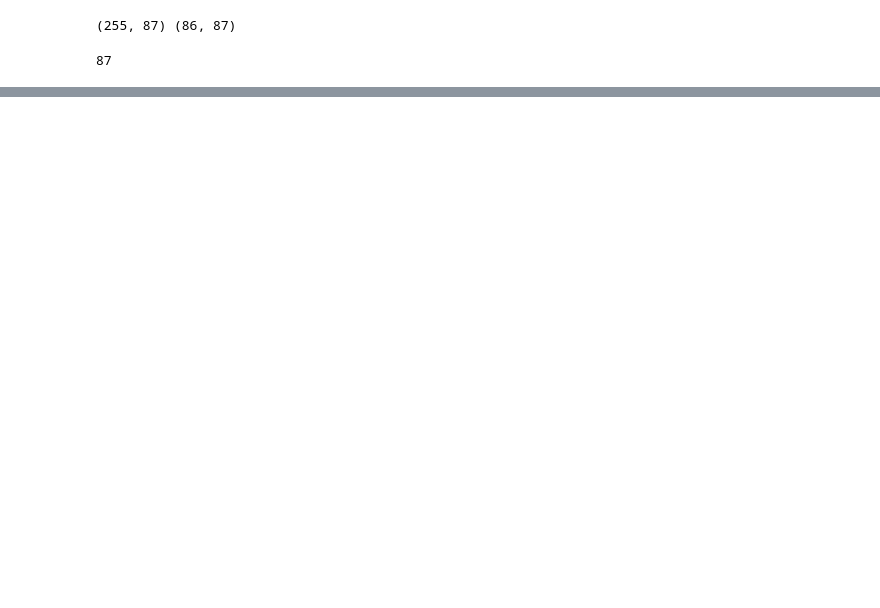
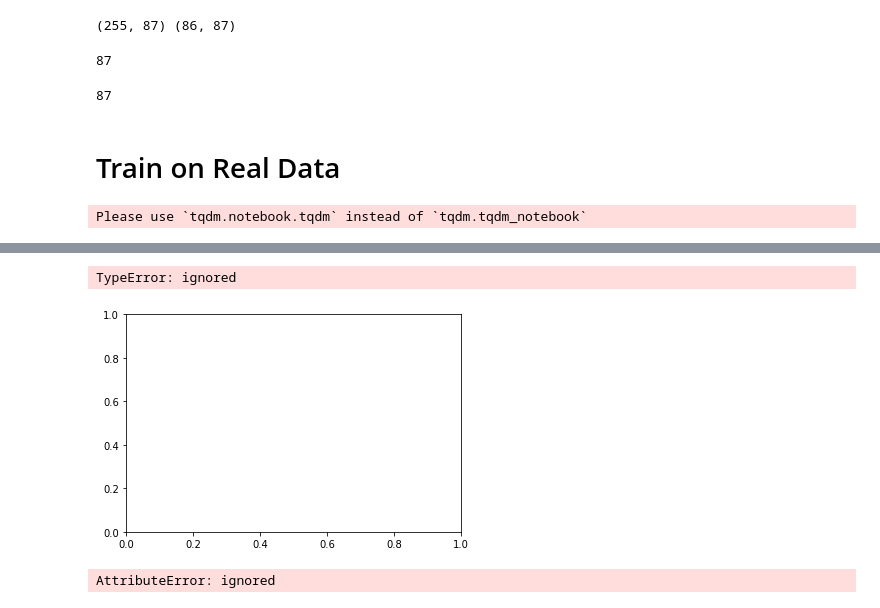
Before and after one commit to sagar9926/ImportantConcepts-, a Jupyter notebook: Python/Sigmoid_Neuron.ipynb, the cells around one changed output, grey strips where cells are left out. Drawn from its saved outputs; the diff is of its cells as text; code cells hidden in the pictures; blank space fills up the shorter version.

```diff
--- a/Python/Sigmoid_Neuron.ipynb
+++ b/Python/Sigmoid_Neuron.ipynb
@@ -420,3 +463,15 @@ scaled_threshold = list(minmax_scaler.transform(np.array([threshold]).reshape(1,
 Y_binarised_train = (Y_scaled_train > scaled_threshold).astype("int").ravel()
 
 Y_binarised_test = (Y_scaled_test > scaled_threshold).astype("int").ravel()
+# %%
+len(X_scaled_train[0])
+# %% [output]
+87
+# %% [markdown]
+# Train on Real Data
+# %%
+sn = SigmoidNeuron()
+# %%
+sn.fit(X_scaled_train, Y_scaled_train, epochs=1000, learning_rate=0.01,display_loss=True)
+# %% [output]
+Please use `tqdm.notebook.tqdm` instead of `tqdm.tqdm_notebook`
@@ -422,0 +479,15 @@ Y_binarised_test = (Y_scaled_test > scaled_threshold).astype("int").ravel()
+TypeError: ignored
+[figure, added]
+# %%
+Y_pred_train = sn.predict(X_scaled_train)
+Y_pred_test = sn.predict(X_scaled_test)
+
+Y_pred_binarised_train = (Y_pred_train > scaled_threshold).astype("int").ravel()
+Y_pred_binarised_test = (Y_pred_test > scaled_threshold).astype("int").ravel()
+
+accuracy_train = accuracy_score(Y_pred_binarised_train, Y_binarised_train)
+accuracy_test  = accuracy_score(Y_pred_binarised_test, Y_binarised_test)
+
+print(accuracy_train, accuracy_test)
+# %% [output]
+AttributeError: ignored
```
Also changed, not shown: parts of 19 cells of this notebook.
